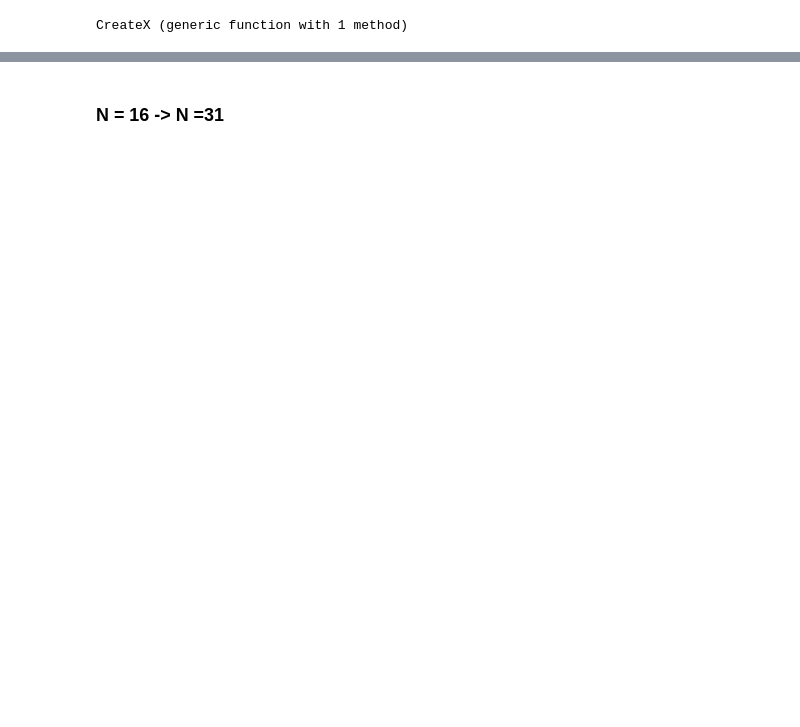
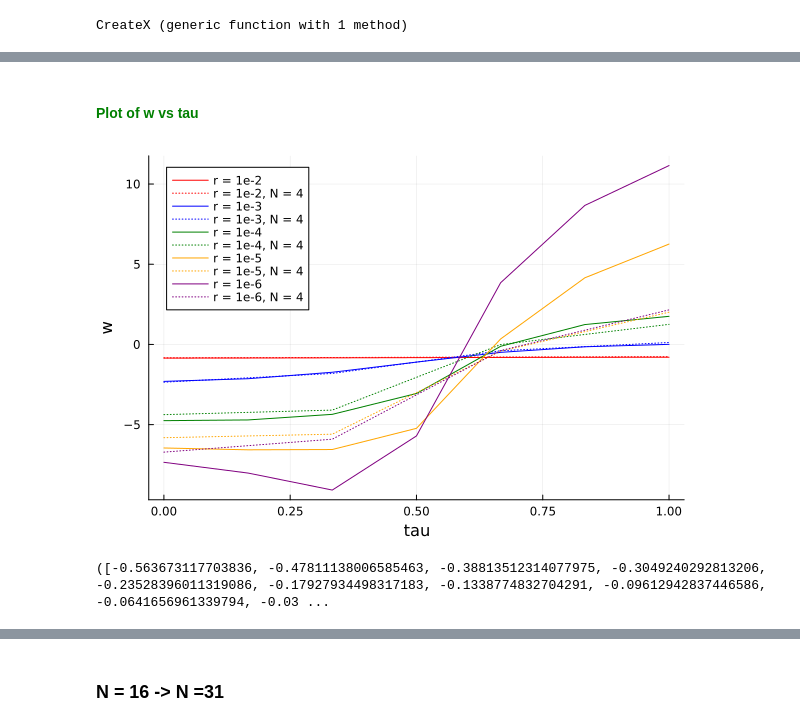
Before and after one commit to hody-chang/NODE_research, a Jupyter notebook: Julia/Ntest.ipynb, the cells around one changed output, grey strips where cells are left out. Saved outputs shown, nothing was run; the diff lists cells and outputs as text; code cells hidden in the pictures; blank space fills up the shorter version.

Commit message:
Update for Ntest with N less than 16 cases

```diff
--- a/Julia/Ntest.ipynb
+++ b/Julia/Ntest.ipynb
@@ -71,0 +104,20 @@ using Plots
+# %%
+N = 7
+w_r_7 = zeros(5,N)
+b_r_7 = zeros(5,N)
+x1 = LinRange(0, 1, 4)
+x_7 = CreateX(x1, 7)
+
+times_7 = Float64[]
+
+for i in 1:5
+    r = 10.0 ^ (-(i+1))
+    init_w = CreateVec(w_r[i,:], x1, x_7)
+    init_b = CreateVec(b_r[i,:], x1, x_7)
+
+    timed_result = @timed Model_run(N,r,init_w,init_b)
+    w_r_7[i,:], b_r_7[i,:] = timed_result[1]
+
+    push!(times_7, timed_result[2])
+    println("Time to train: ", timed_result[2])
+end
@@ -71,0 +135,33 @@ using Plots
+# %% [markdown]
+#### <font color="Green">Plot of w vs tau </font>
+# %%
+plt = plot()
+colors = [:red, :blue, :green, :orange, :purple]
+for i in 1:5
+    plot!(x_7,w_r_7[i,:],label="r = 1e-$(i+1)", color=colors[i])
+    plot!(x1,w_r[i,:],label="r = 1e-$(i+1), N = 4", linestyle=:dot, color=colors[i])
+end
+
+xlabel!(plt, "tau")
+ylabel!(plt, "w")
+
+display(plt)
+
+#savefig(plt, "figs/Ntest_N7_wplot.png")
+# %% [output]
+[figure, added]
+# %%
+param_node = param()
+param_node.r = r = 10.0 ^ (-(6))
+param_node.N = 7
+theta_node = theta(w_r_7[5,:],b_r_7[5,:],1,1)
+
+h = 2/param_node.Q
+k = 1/param_node.N
+x = (-1 .+ (1:param_node.Q) .* h .- h / 2)'
+
+y_exact = x.^5 .+ 1/3 * x.^2
+
+fhat, z, dzn, dzw, dzb = forward(param_node,x,theta_node)
+# %% [output]
+([-0.563673117703836, -0.47811138006585463, -0.38813512314077975, -0.3049240292813206, -0.23528396011319086, -0.17927934498317183, -0.1338774832704291, -0.09612942837446586, -0.0641656961339794, -0.03 ...
```
Also changed, not shown: parts of 22 cells of this notebook, 11 other files.
